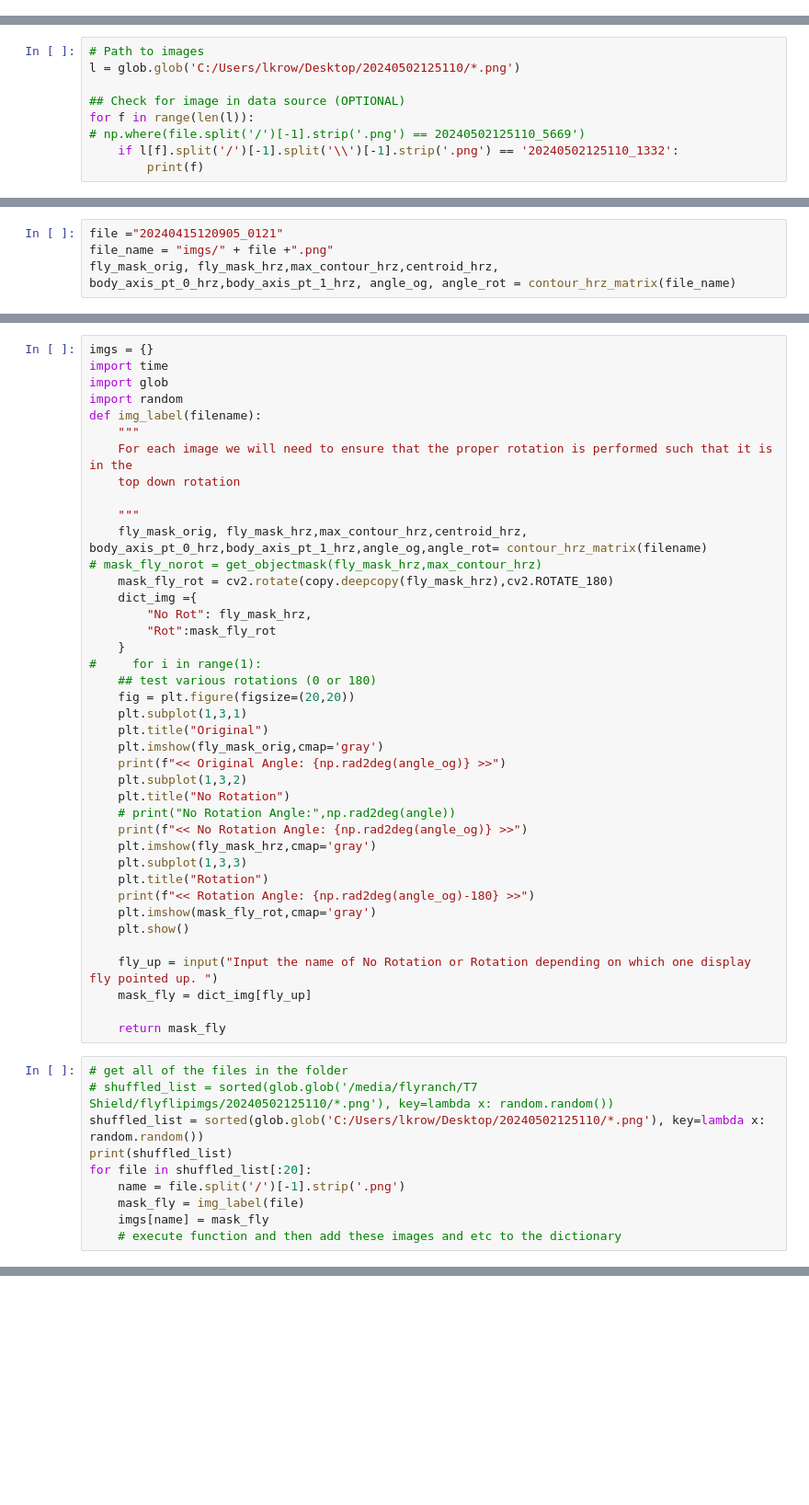
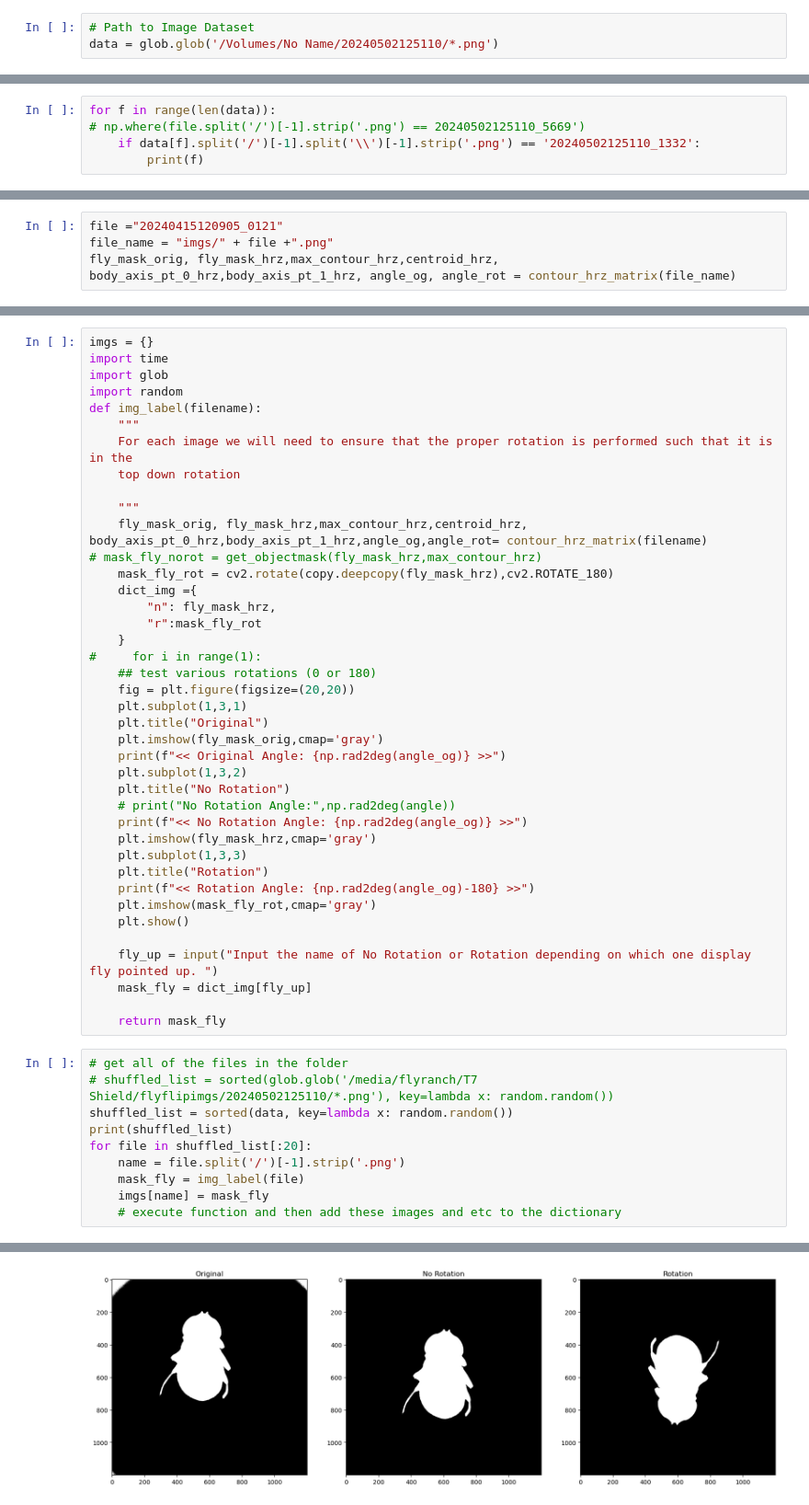
Before and after one commit to warren-lab/flyplot, a Jupyter notebook: fly_flip_fix/flyflip.ipynb, the cells around one changed output, grey strips where cells are left out. Shown at 92% size. Cells and saved outputs as stored; diff of their text form; blank space fills up the shorter version.

```diff
--- a/fly_flip_fix/flyflip.ipynb
+++ b/fly_flip_fix/flyflip.ipynb
@@ -40,0 +58,3 @@ This path is what will be utilized in the labelling and testing phases.
+# %%
+# Path to Image Dataset
+data = glob.glob('/Volumes/No Name/20240502125110/*.png')
@@ -41,10 +63,6 @@ This path is what will be utilized in the labelling and testing phases.
 # %%
-# Path to images
-l = glob.glob('C:/Users/lkrow/Desktop/20240502125110/*.png')
-
-## Check for image in data source (OPTIONAL)
-for f in range(len(l)):
+for f in range(len(data)):
 # np.where(file.split('/')[-1].strip('.png') == 20240502125110_5669')
-    if l[f].split('/')[-1].split('\\')[-1].strip('.png') == '20240502125110_1332':
+    if data[f].split('/')[-1].split('\\')[-1].strip('.png') == '20240502125110_1332':
         print(f)
 # %% [output]
@@ -92,8 +114,8 @@ def img_label(filename):
 # mask_fly_norot = get_objectmask(fly_mask_hrz,max_contour_hrz)
     mask_fly_rot = cv2.rotate(copy.deepcopy(fly_mask_hrz),cv2.ROTATE_180)
     dict_img ={
-        "No Rot": fly_mask_hrz,
-        "Rot":mask_fly_rot
+        "n": fly_mask_hrz,
+        "r":mask_fly_rot
     }
 #     for i in range(1):
     ## test various rotations (0 or 180)
@@ -120,10 +142,11 @@ def img_label(filename):
 # %%
 # get all of the files in the folder
 # shuffled_list = sorted(glob.glob('/media/flyranch/T7 Shield/flyflipimgs/20240502125110/*.png'), key=lambda x: random.random())
-shuffled_list = sorted(glob.glob('C:/Users/lkrow/Desktop/20240502125110/*.png'), key=lambda x: random.random())
+shuffled_list = sorted(data, key=lambda x: random.random())
 print(shuffled_list)
 for file in shuffled_list[:20]:
     name = file.split('/')[-1].strip('.png')
     mask_fly = img_label(file)
     imgs[name] = mask_fly
     # execute function and then add these images and etc to the dictionary
+# %% [output]
@@ -129,0 +154 @@ for file in shuffled_list[:20]:
+[figure, added]
```
Also changed, not shown: parts of 28 cells of this notebook, 2 other files.
